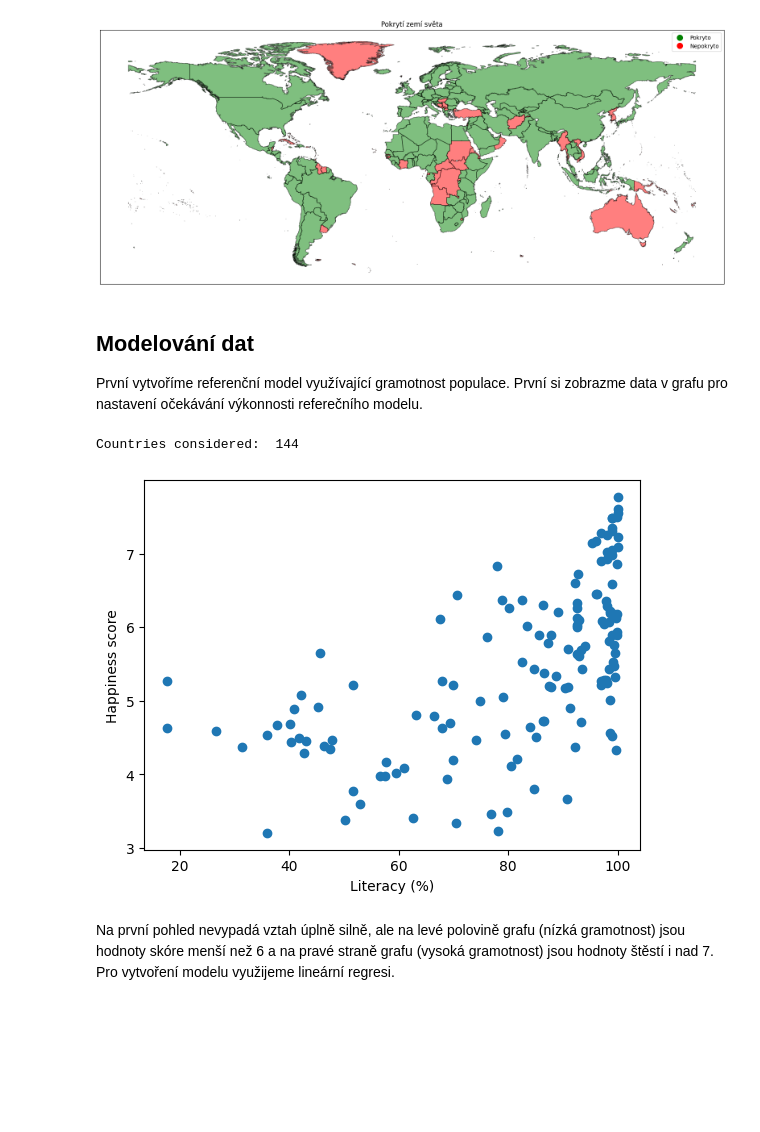
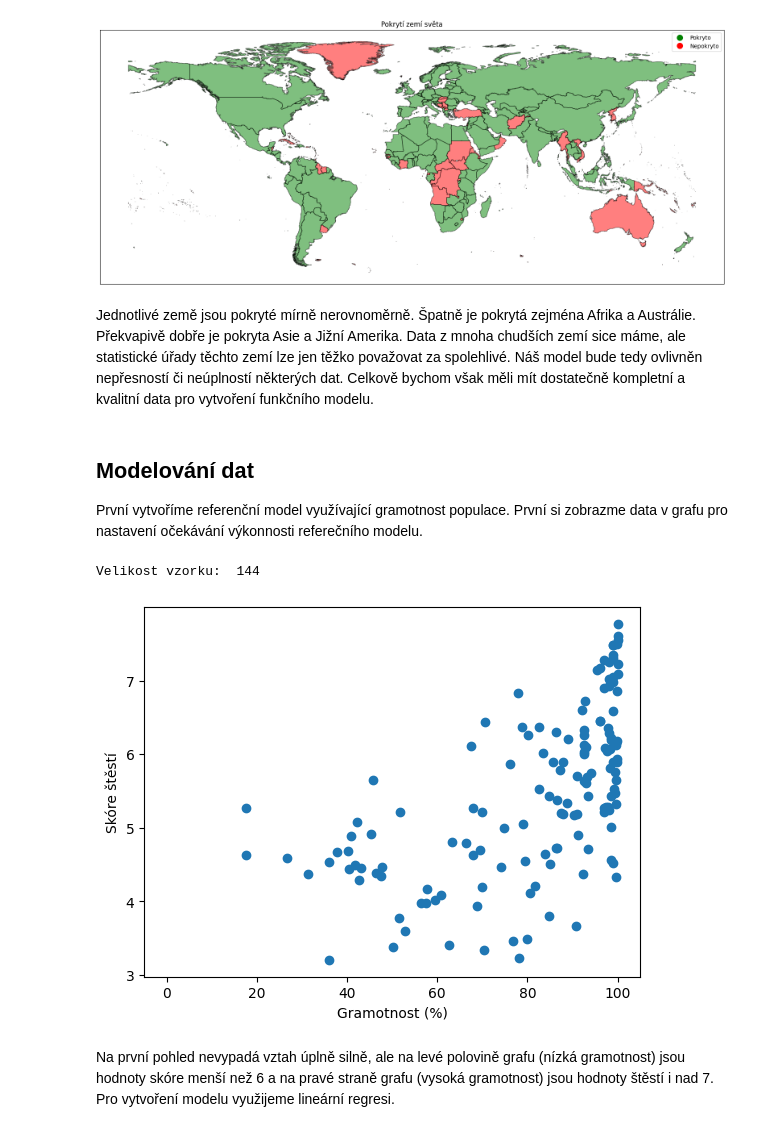
Before and after one commit to PatrikTrefil/NDBI048-data-science-project, a Jupyter notebook: main.ipynb, the cells around one changed output. Saved outputs shown, nothing was run; the diff lists cells and outputs as text; code cells hidden in the pictures; blank space fills up the shorter version.

```diff
--- a/main.ipynb
+++ b/main.ipynb
@@ -238,6 +229,8 @@ plt.title("Pokrytí zemí světa")
 plt.show()
 # %% [output]
 [figure]
+# %% [markdown]
+Jednotlivé země jsou pokryté mírně nerovnoměrně. Špatně je pokrytá zejména Afrika a Austrálie. Překvapivě dobře je pokryta Asie a Jižní Amerika. Data z mnoha chudších zemí sice máme, ale statistické úřady těchto zemí lze jen těžko považovat za spolehlivé. Náš model bude tedy ovlivněn nepřesností či neúplností některých dat. Celkově bychom však měli mít dostatečně kompletní a kvalitní data pro vytvoření funkčního modelu.
 # %% [markdown]
 ## Modelování dat
 
@@ -245,19 +238,19 @@ První vytvoříme referenční model využívající gramotnost populace. Prvn
 # %%
 import matplotlib.pyplot as plt
 
 # if happiness score or literacy is unknown, ignore country
-filtered = \
-    merged[~np.isnan(merged["Literacy (%)"]) & ~np.isnan(merged["Score"])]
+filtered = merged[["Literacy (%)", "Score"]].dropna()
 
-print("Countries considered: ", len(filtered))
+print("Velikost vzorku: ", len(filtered))
 
 plt.scatter(filtered["Literacy (%)"], filtered["Score"])
-plt.xlabel("Literacy (%)")
-plt.ylabel("Happiness score")
+plt.xlabel("Gramotnost (%)")
+plt.ylabel("Skóre štěstí")
+plt.xlim(-5, 105)
 plt.show()
 # %% [output]
-Countries considered:  144
+Velikost vzorku:  144
-[figure, old version]
+[figure, new version]
 # %% [markdown]
 Na první pohled nevypadá vztah úplně silně, ale na levé polovině grafu (nízká gramotnost) jsou hodnoty skóre menší než 6 a na pravé straně grafu (vysoká gramotnost) jsou hodnoty štěstí i nad 7. Pro vytvoření modelu využijeme lineární regresi.
 # %%
```
Also changed, not shown: parts of 9 cells of this notebook, 1 other file.
